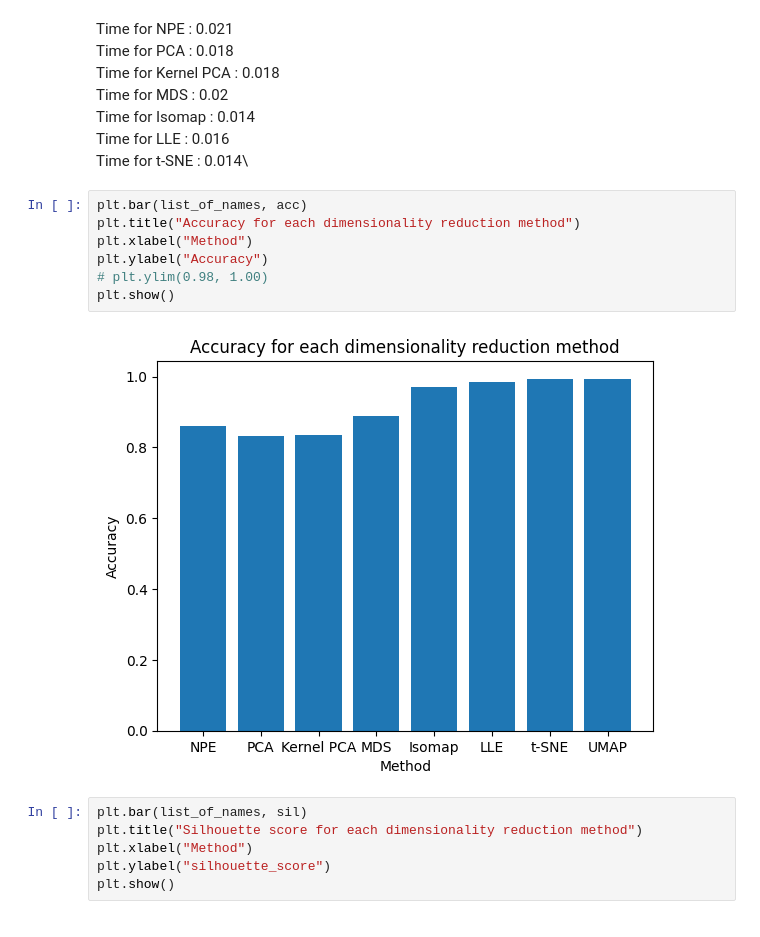
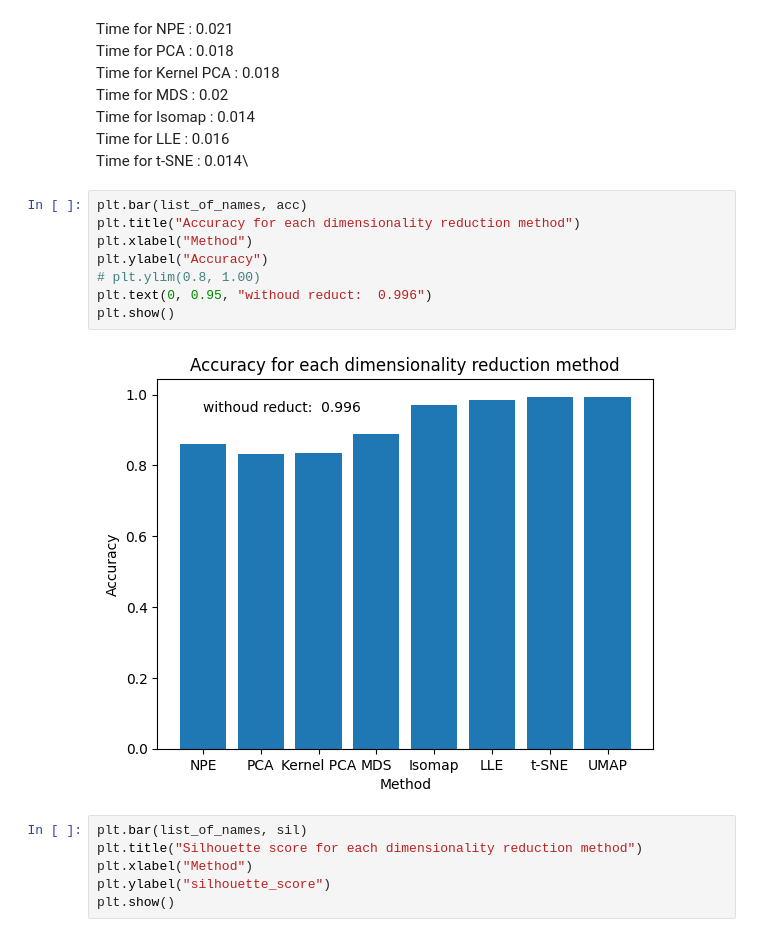
Before and after one commit to thomasverardo/NPE, a Jupyter notebook: NPE_implementation.ipynb, the cells around one changed output. Saved outputs shown, nothing was run; the diff lists cells and outputs as text.

```diff
--- a/NPE_implementation.ipynb
+++ b/NPE_implementation.ipynb
@@ -304,12 +303,13 @@ Time for t-SNE :  0.014\
 # %%
 plt.bar(list_of_names, acc)
 plt.title("Accuracy for each dimensionality reduction method")
 plt.xlabel("Method")
 plt.ylabel("Accuracy")
-# plt.ylim(0.98, 1.00)
+# plt.ylim(0.8, 1.00)
+plt.text(0, 0.95, "withoud reduct:  0.996")
 plt.show()
 # %% [output]
-[figure, old version]
+[figure, new version]
 # %%
 plt.bar(list_of_names, sil)
 plt.title("Silhouette score for each dimensionality reduction method")
```
Also changed, not shown: parts of 9 cells of this notebook, 2 other files.
